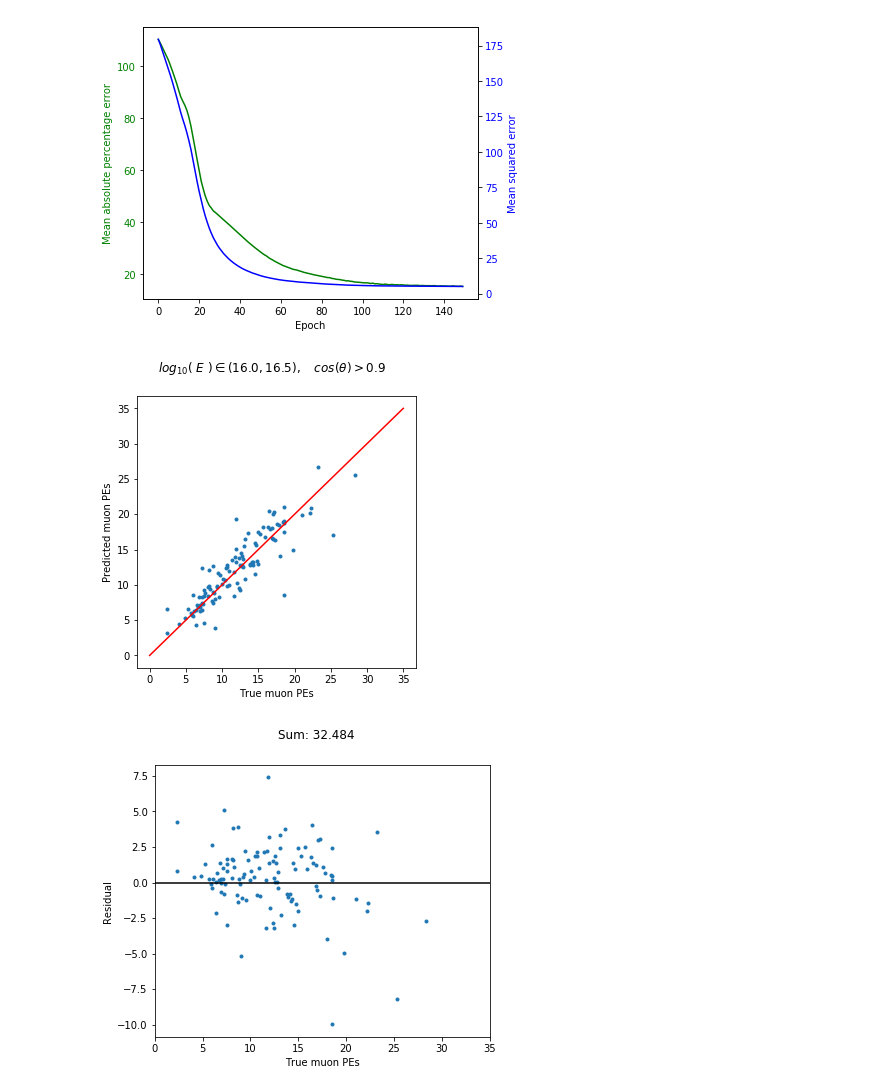
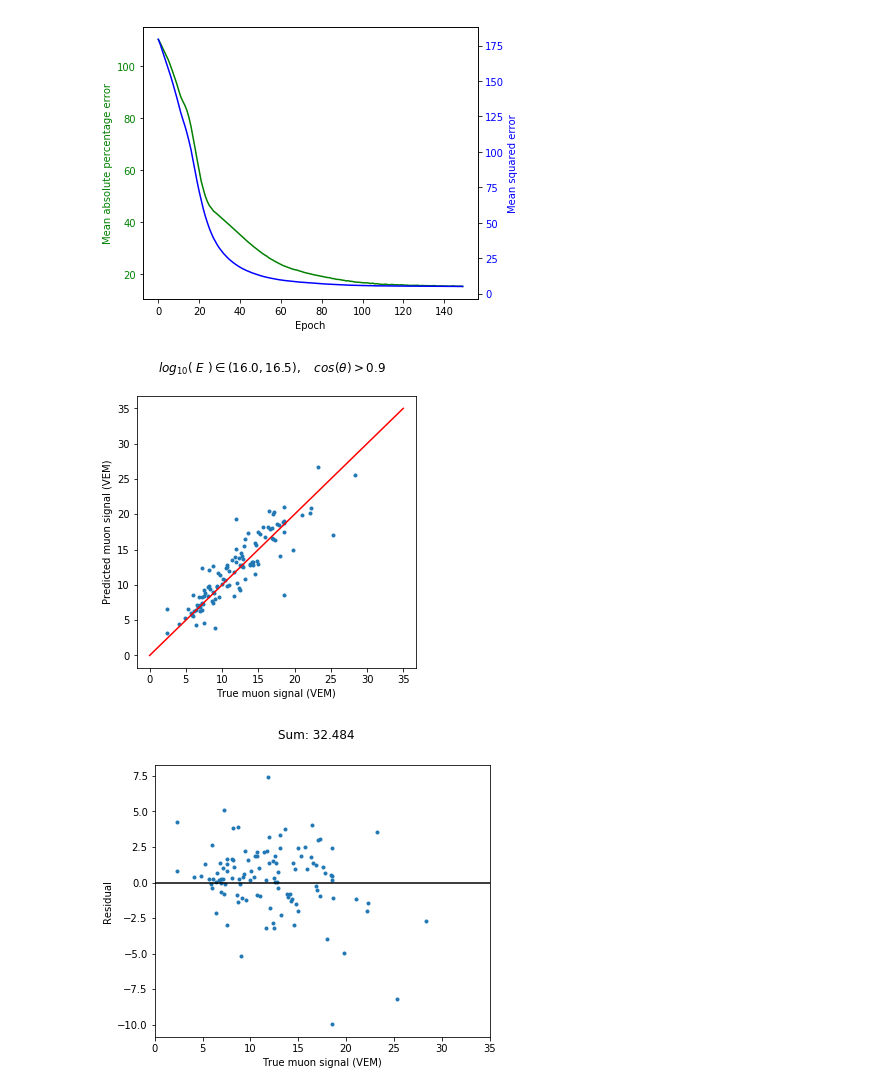
Before and after one commit to ParasKoundal/icetop_muons, a Jupyter notebook: neural_network_averaged.ipynb, the cells around one changed output. Cells and saved outputs as stored; diff of their text form; code cells hidden in the pictures.

```diff
--- a/neural_network_averaged.ipynb
+++ b/neural_network_averaged.ipynb
@@ -112,15 +114,15 @@ predictions1 = model1.predict(x_test)
 # %%
 # plot predictions vs true values
 fig2,ax2 = plt.subplots(1,1,figsize=(5,5))
 ax2.scatter(y_test,predictions1,marker='.')
 x = np.linspace(0,35)
 ax2.plot(x,x,color='r')
-ax2.set_xlabel('True muon PEs')
-ax2.set_ylabel('Predicted muon PEs')
+ax2.set_xlabel('True muon signal (VEM)')
+ax2.set_ylabel('Predicted muon signal (VEM)')
 fig2.suptitle(r'$log_{10}(\ E\ ) \in (16.0,16.5),\quad cos(\theta) > 0.9$')
 plt.show()
 # %% [output]
-[figure, old version]
+[figure, new version]
 # %%
 # Plot residuals
 fig3,ax3=plt.subplots(1,1,figsize=(6,5))
@@ -130,8 +132,8 @@ x = np.linspace(0,35)
 ax3.plot(x,0*x,color='black')
 ax3.set_xlim(0,35)
 ax3.set_ylabel('Residual')
-ax3.set_xlabel('True muon PEs')
+ax3.set_xlabel('True muon signal (VEM)')
 fig3.suptitle("Sum: {0:.3f}".format(sum(residuals1)[0]))
 plt.show()
 # %% [output]
-[figure, old version]
+[figure, new version]
```
Also changed, not shown: parts of 1 cell of this notebook, 1 other file.
